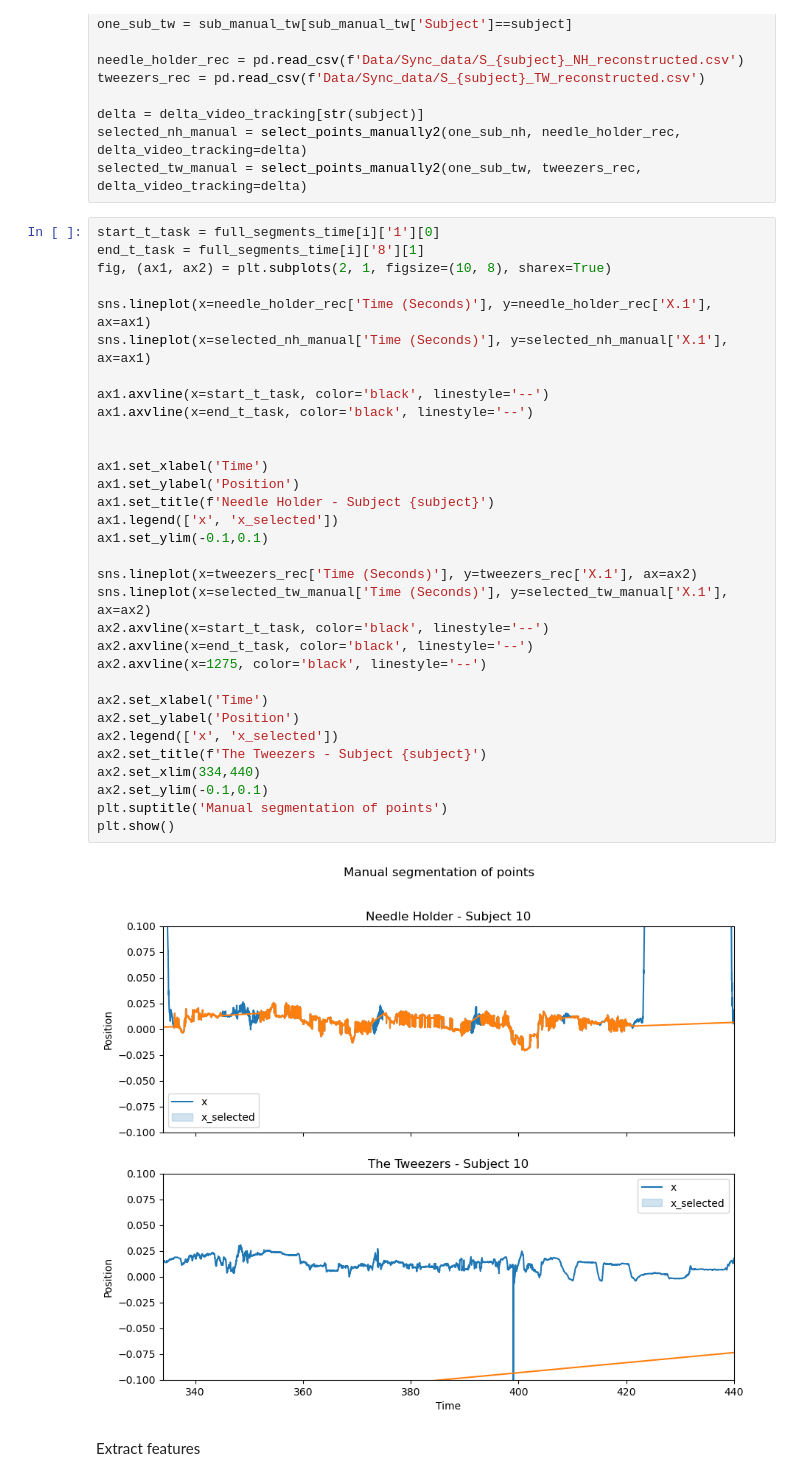
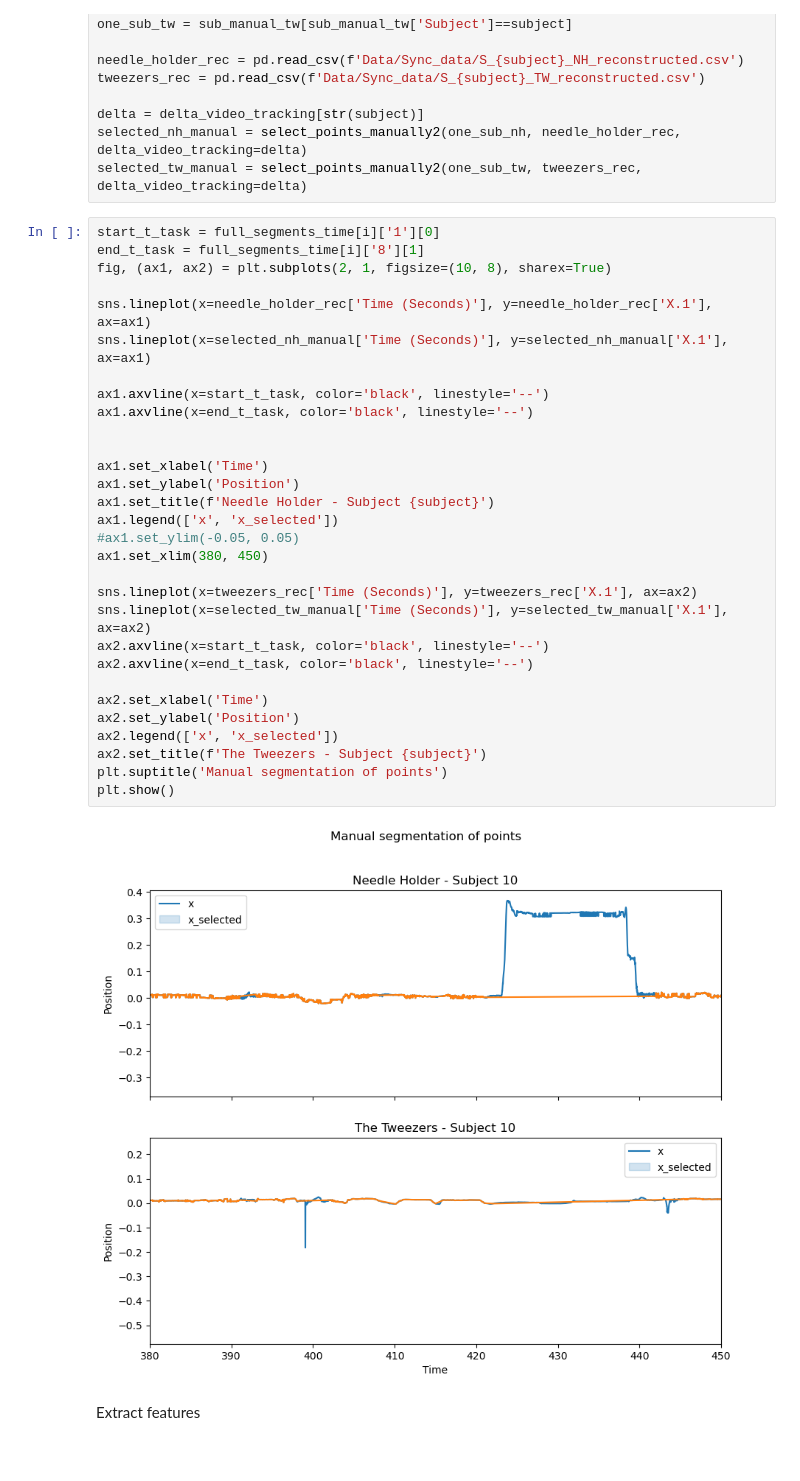
Before and after one commit to gv21/Project_LASA, a Jupyter notebook: extract_features.ipynb, the cells around one changed output. Cells and saved outputs as stored; diff of their text form.

Commit message:
update extract_features and plot presentation

```diff
--- a/extract_features.ipynb
+++ b/extract_features.ipynb
@@ -41,37 +61,35 @@ selected_tw_manual = select_points_manually2(one_sub_tw, tweezers_rec, delta_vid
 # %%
 start_t_task = full_segments_time[i]['1'][0]
 end_t_task = full_segments_time[i]['8'][1]
 fig, (ax1, ax2) = plt.subplots(2, 1, figsize=(10, 8), sharex=True)
 
 sns.lineplot(x=needle_holder_rec['Time (Seconds)'], y=needle_holder_rec['X.1'], ax=ax1)
 sns.lineplot(x=selected_nh_manual['Time (Seconds)'], y=selected_nh_manual['X.1'], ax=ax1)
 
 ax1.axvline(x=start_t_task, color='black', linestyle='--')
 ax1.axvline(x=end_t_task, color='black', linestyle='--')
 
 
 ax1.set_xlabel('Time')
 ax1.set_ylabel('Position')
 ax1.set_title(f'Needle Holder - Subject {subject}')
 ax1.legend(['x', 'x_selected'])
-ax1.set_ylim(-0.1,0.1)
+#ax1.set_ylim(-0.05, 0.05)
+ax1.set_xlim(380, 450)
 
 sns.lineplot(x=tweezers_rec['Time (Seconds)'], y=tweezers_rec['X.1'], ax=ax2)
 sns.lineplot(x=selected_tw_manual['Time (Seconds)'], y=selected_tw_manual['X.1'], ax=ax2)
 ax2.axvline(x=start_t_task, color='black', linestyle='--')
 ax2.axvline(x=end_t_task, color='black', linestyle='--')
-ax2.axvline(x=1275, color='black', linestyle='--')
 
 ax2.set_xlabel('Time')
 ax2.set_ylabel('Position')
 ax2.legend(['x', 'x_selected'])
 ax2.set_title(f'The Tweezers - Subject {subject}')
-ax2.set_xlim(334,440)
-ax2.set_ylim(-0.1,0.1)
 plt.suptitle('Manual segmentation of points')
 plt.show()
 # %% [output]
-[figure, old version]
+[figure, new version]
 # %% [markdown]
 Extract features
 # %%
```
Also changed, not shown: parts of 5 cells of this notebook.
